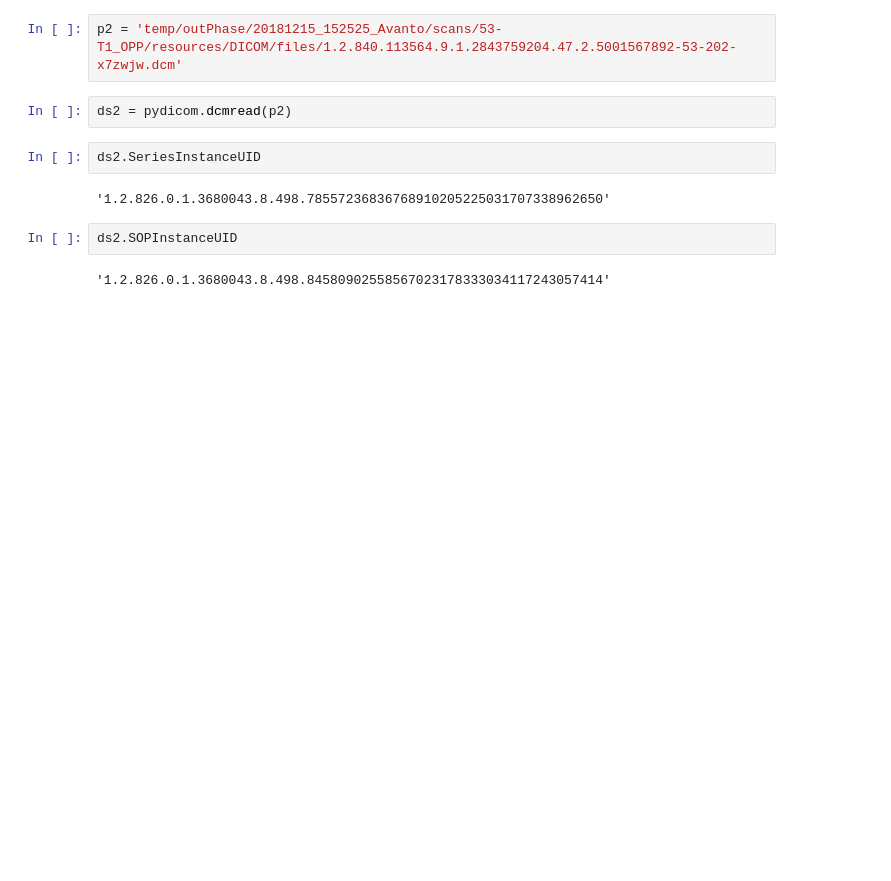
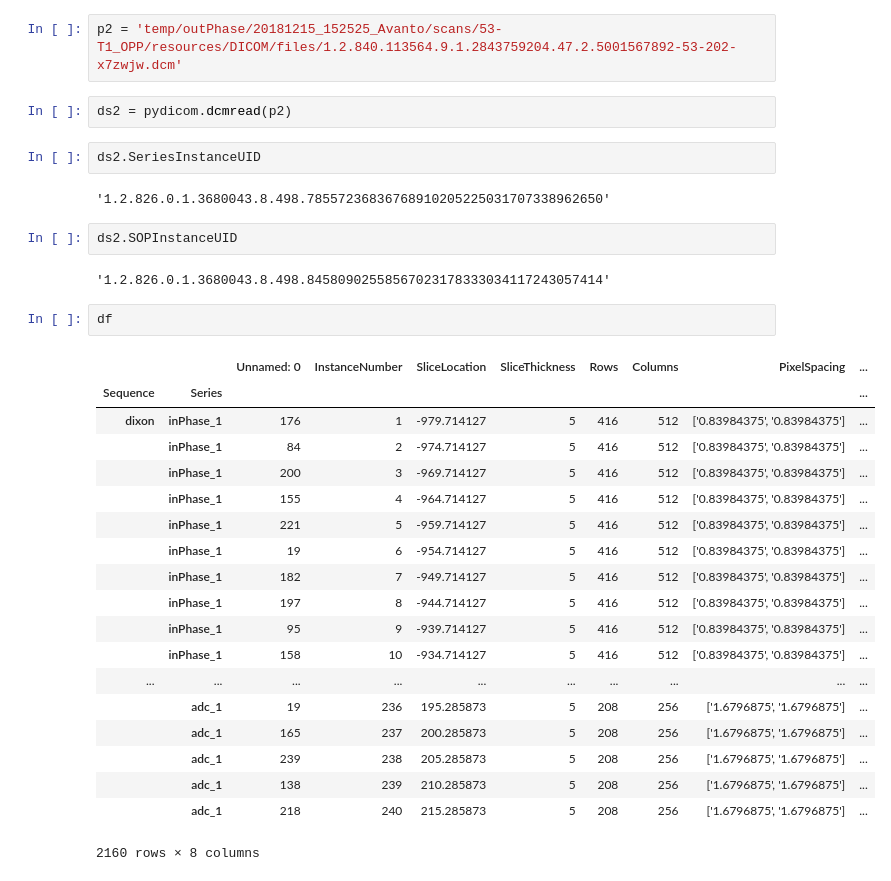
Before and after one commit to theo-barfoot/MALIMAR_data_cleaning, a Jupyter notebook: scrap.ipynb, the cells around one changed output. Drawn from its saved outputs; the diff is of its cells as text; blank space fills up the shorter version.

```diff
--- a/scrap.ipynb
+++ b/scrap.ipynb
@@ -1138,3 +1274,25 @@ ds2.SeriesInstanceUID
 ds2.SOPInstanceUID
 # %% [output]
 '1.2.826.0.1.3680043.8.498.84580902558567023178333034117243057414'
+# %%
+df
+# %% [output]
+|  |  | Unnamed: 0 | InstanceNumber | SliceLocation | SliceThickness | Rows | Columns | PixelSpacing | ... |
+| Sequence | Series |  |  |  |  |  |  |  | ... |
+| dixon | inPhase_1 | 176 | 1 | -979.714127 | 5 | 416 | 512 | ['0.83984375', '0.83984375'] | ... |
+|  | inPhase_1 | 84 | 2 | -974.714127 | 5 | 416 | 512 | ['0.83984375', '0.83984375'] | ... |
+|  | inPhase_1 | 200 | 3 | -969.714127 | 5 | 416 | 512 | ['0.83984375', '0.83984375'] | ... |
+|  | inPhase_1 | 155 | 4 | -964.714127 | 5 | 416 | 512 | ['0.83984375', '0.83984375'] | ... |
+|  | inPhase_1 | 221 | 5 | -959.714127 | 5 | 416 | 512 | ['0.83984375', '0.83984375'] | ... |
+|  | inPhase_1 | 19 | 6 | -954.714127 | 5 | 416 | 512 | ['0.83984375', '0.83984375'] | ... |
+|  | inPhase_1 | 182 | 7 | -949.714127 | 5 | 416 | 512 | ['0.83984375', '0.83984375'] | ... |
+|  | inPhase_1 | 197 | 8 | -944.714127 | 5 | 416 | 512 | ['0.83984375', '0.83984375'] | ... |
+|  | inPhase_1 | 95 | 9 | -939.714127 | 5 | 416 | 512 | ['0.83984375', '0.83984375'] | ... |
+|  | inPhase_1 | 158 | 10 | -934.714127 | 5 | 416 | 512 | ['0.83984375', '0.83984375'] | ... |
+| ... | ... | ... | ... | ... | ... | ... | ... | ... | ... |
+|  | adc_1 | 19 | 236 | 195.285873 | 5 | 208 | 256 | ['1.6796875', '1.6796875'] | ... |
+|  | adc_1 | 165 | 237 | 200.285873 | 5 | 208 | 256 | ['1.6796875', '1.6796875'] | ... |
+|  | adc_1 | 239 | 238 | 205.285873 | 5 | 208 | 256 | ['1.6796875', '1.6796875'] | ... |
+|  | adc_1 | 138 | 239 | 210.285873 | 5 | 208 | 256 | ['1.6796875', '1.6796875'] | ... |
+|  | adc_1 | 218 | 240 | 215.285873 | 5 | 208 | 256 | ['1.6796875', '1.6796875'] | ... |
+2160 rows × 8 columns
```
Also changed, not shown: parts of 27 cells of this notebook, 3 other files.
